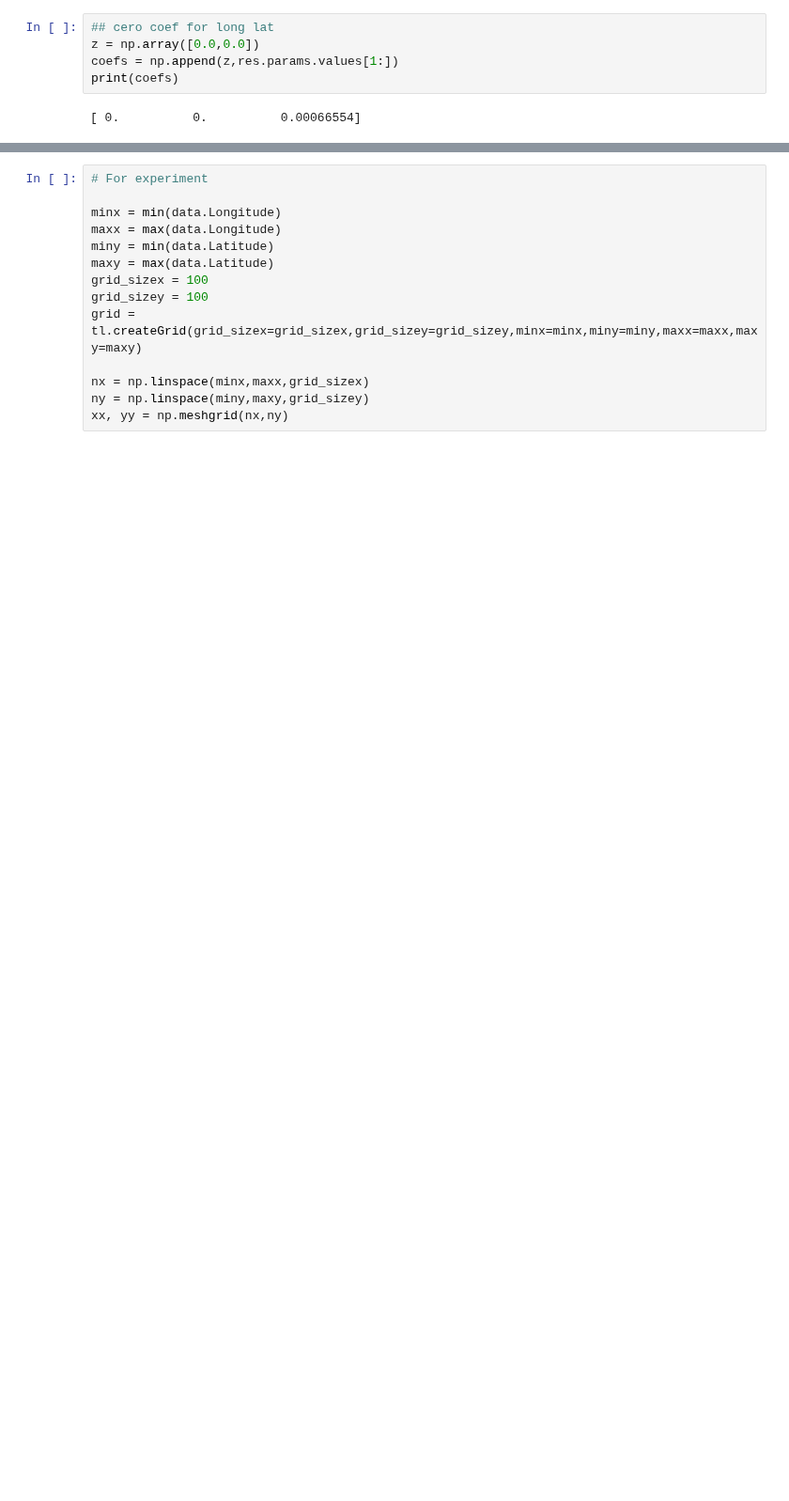
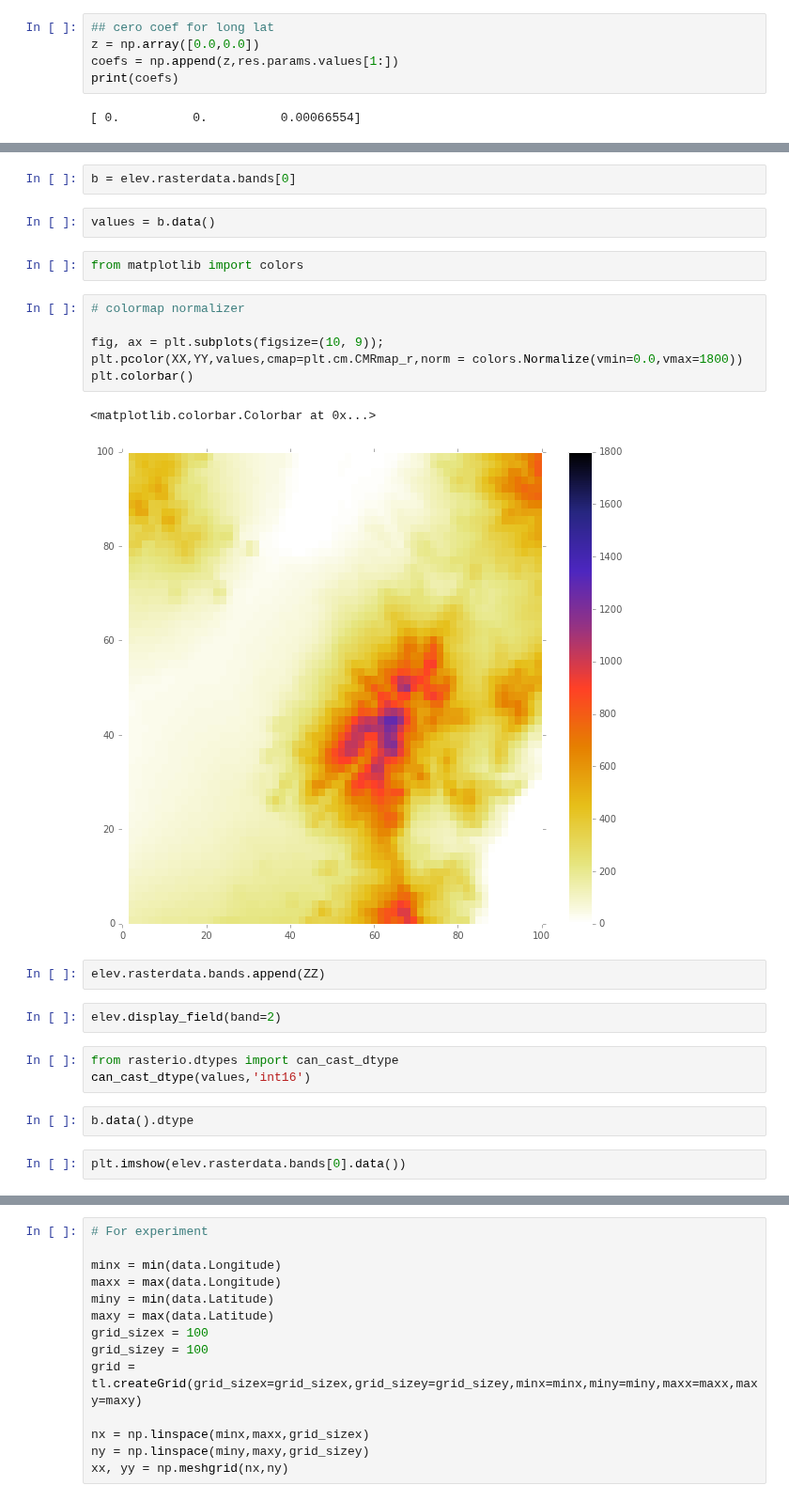
Before and after one commit to molgor/biospytial, a Jupyter notebook: ipython-notebooks/demos/statistical_models/[Spatial Regression] Extracting Taxa from grid.ipynb, the cells around one changed output, grey strips where cells are left out. Shown at 94% size. Drawn from its saved outputs; the diff is of its cells as text; blank space fills up the shorter version.

```diff
--- a/ipython-notebooks/demos/statistical_models/[Spatial Regression] Extracting Taxa from grid.ipynb
+++ b/ipython-notebooks/demos/statistical_models/[Spatial Regression] Extracting Taxa from grid.ipynb
@@ -279,0 +356,26 @@ plt.colorbar()
+# %%
+b = elev.rasterdata.bands[0]
+# %%
+values = b.data()
+# %%
+from matplotlib import colors
+# %%
+# colormap normalizer
+
+fig, ax = plt.subplots(figsize=(10, 9));
+plt.pcolor(XX,YY,values,cmap=plt.cm.CMRmap_r,norm = colors.Normalize(vmin=0.0,vmax=1800))
+plt.colorbar()
+# %% [output]
+<matplotlib.colorbar.Colorbar at 0x...>
+[figure, added]
+# %%
+elev.rasterdata.bands.append(ZZ)
+# %%
+elev.display_field(band=2)
+# %%
+from rasterio.dtypes import can_cast_dtype
+can_cast_dtype(values,'int16')
+# %%
+b.data().dtype
+# %%
+plt.imshow(elev.rasterdata.bands[0].data())
```
Also changed, not shown: parts of 32 cells of this notebook, 1 other file.
